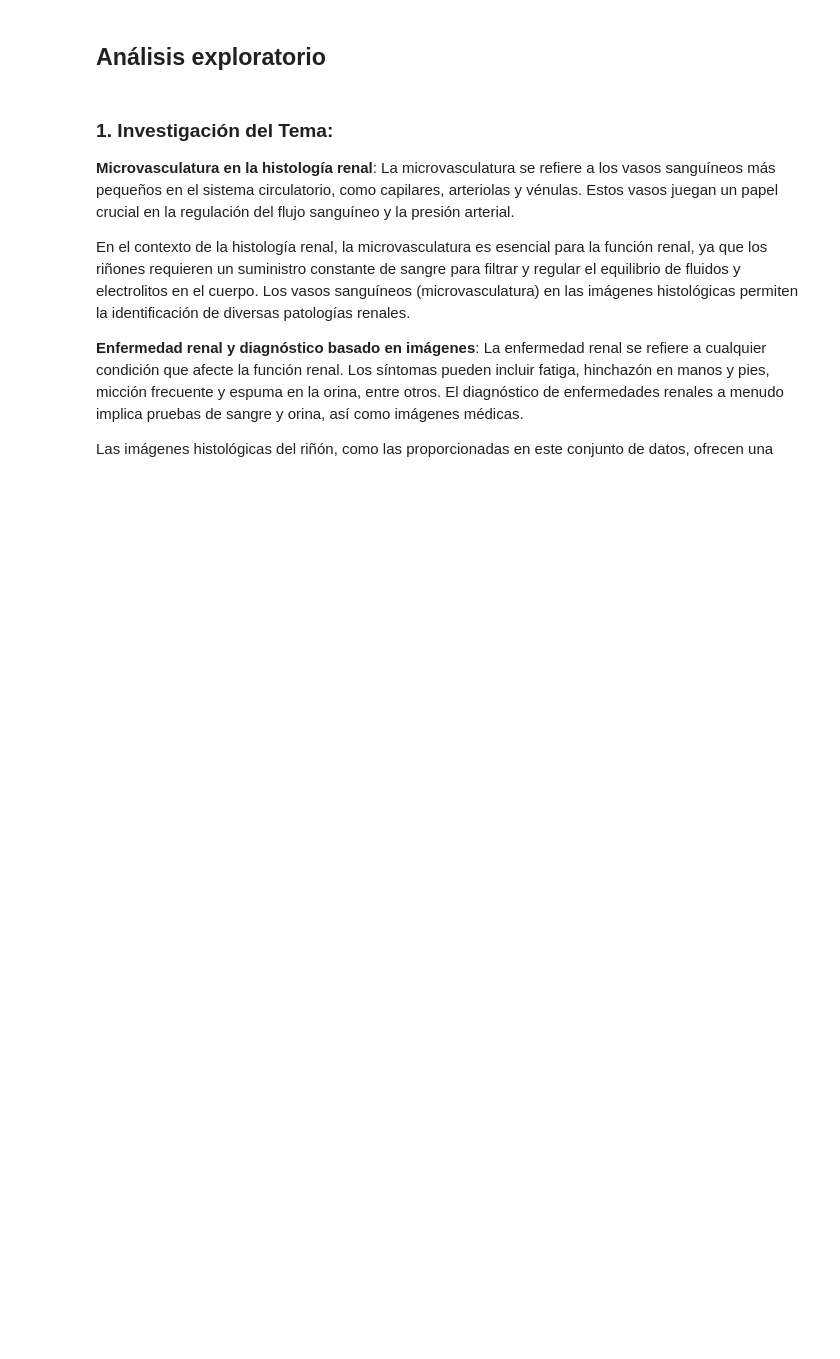
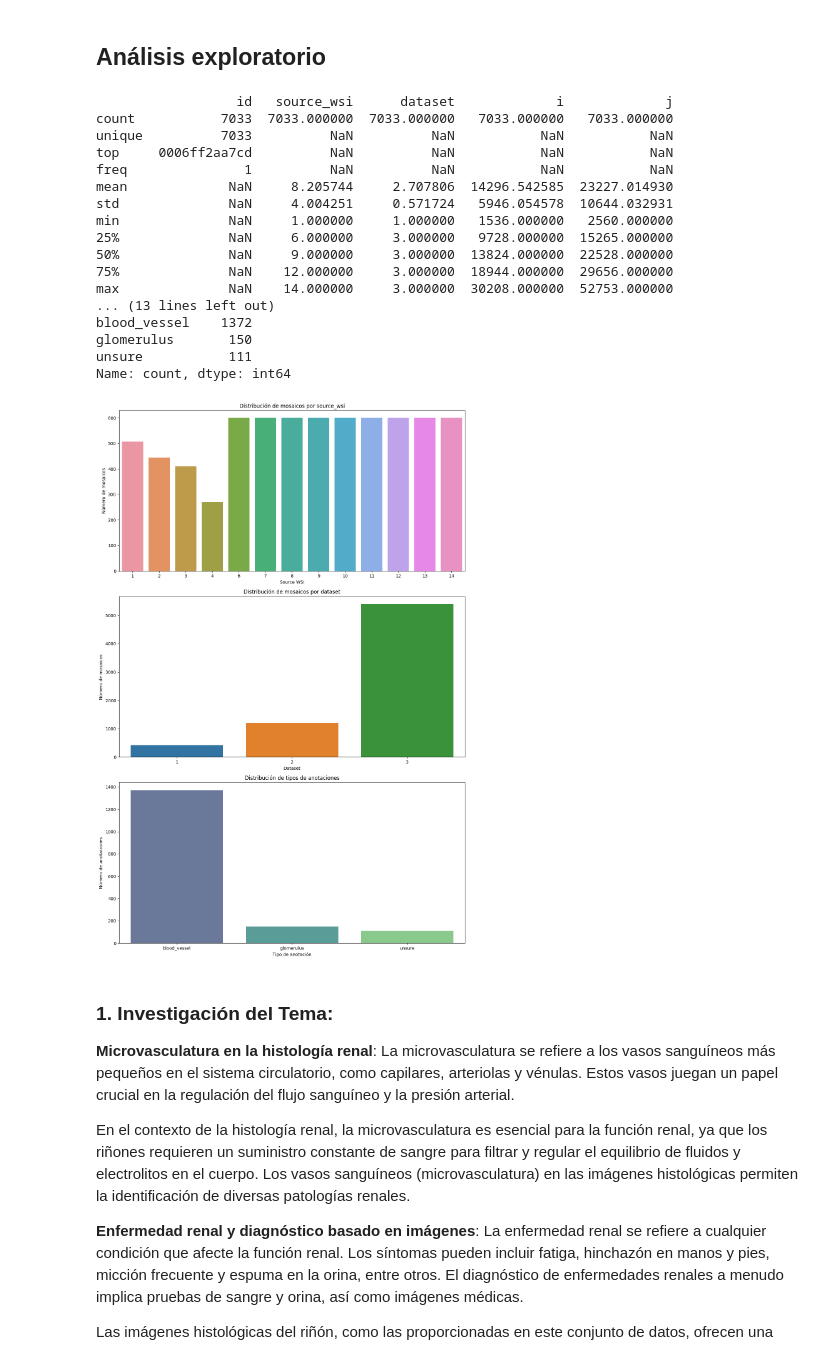
Before and after one commit to JorgeCab2711/DS-PROYECTO-2, a Jupyter notebook: main.ipynb, the cells around one changed output. Saved outputs shown, nothing was run; the diff lists cells and outputs as text; code cells hidden in the pictures; blank space fills up the shorter version.

```diff
--- a/main.ipynb
+++ b/main.ipynb
@@ -152,5 +148,78 @@ La distribución de tipos de anotaciones es la siguiente:
 # %% [markdown]
 ## __Análisis exploratorio__
+# %%
+
+import pandas as pd
+import json
+import matplotlib.pyplot as plt
+import seaborn as sns
+
+# Cargar metadatos
+tile_meta = pd.read_csv("tile_meta.csv")
+wsi_meta = pd.read_csv("wsi_meta.csv")
+
+# Cargar anotaciones
+with open("polygons.jsonl", 'r') as f:
+    polygons = [json.loads(line) for line in f]
+
+# Crear un DataFrame a partir de las anotaciones
+annotations_df = pd.DataFrame(polygons)
+annotations_df['annotation_type'] = annotations_df['annotations'].apply(lambda x: x[0]['type'] if x else None)
+
+# Estadísticas descriptivas para tile_meta
+tile_meta_description = tile_meta.describe(include='all')
+print(tile_meta_description)
+
+# Estadísticas descriptivas para wsi_meta
+wsi_meta_description = wsi_meta.describe(include='all')
+print(wsi_meta_description)
+
+# Conteo de los diferentes tipos de anotaciones
+annotation_counts = annotations_df['annotation_type'].value_counts()
+print(annotation_counts)
+
+# Visualización de las distribuciones
+fig, axes = plt.subplots(nrows=3, ncols=1, figsize=(12, 18))
+
+# Distribución de mosaicos por source_wsi
+sns.countplot(data=tile_meta, x='source_wsi', ax=axes[0])
+axes[0].set_title('Distribución de mosaicos por source_wsi')
+axes[0].set_xlabel('Source WSI')
+axes[0].set_ylabel('Número de mosaicos')
+
+# Distribución de mosaicos por dataset
+sns.countplot(data=tile_meta, x='dataset', ax=axes[1])
+axes[1].set_title('Distribución de mosaicos por dataset')
+axes[1].set_xlabel('Dataset')
+axes[1].set_ylabel('Número de mosaicos')
+
+# Distribución de tipos de anotaciones (corregido)
+sns.barplot(x=annotation_counts.index, y=annotation_counts.values, alpha=0.8, palette="viridis", ax=axes[2])
+axes[2].set_title('Distribución de tipos de anotaciones')
+axes[2].set_ylabel('Número de anotaciones')
+axes[2].set_xlabel('Tipo de anotación')
+
+plt.tight_layout()
+plt.show()
+# %% [output]
+                  id   source_wsi      dataset             i             j
+count           7033  7033.000000  7033.000000   7033.000000   7033.000000
+unique          7033          NaN          NaN           NaN           NaN
+top     0006ff2aa7cd          NaN          NaN           NaN           NaN
+freq               1          NaN          NaN           NaN           NaN
+mean             NaN     8.205744     2.707806  14296.542585  23227.014930
+std              NaN     4.004251     0.571724   5946.054578  10644.032931
+min              NaN     1.000000     1.000000   1536.000000   2560.000000
+25%              NaN     6.000000     3.000000   9728.000000  15265.000000
+50%              NaN     9.000000     3.000000  13824.000000  22528.000000
+75%              NaN    12.000000     3.000000  18944.000000  29656.000000
+max              NaN    14.000000     3.000000  30208.000000  52753.000000
+... (13 lines left out)
+blood_vessel    1372
+glomerulus       150
+unsure           111
+Name: count, dtype: int64
+[figure, added]
 # %% [markdown]
 ### 1. Investigación del Tema:
 
```
Also changed, not shown: parts of 3 cells of this notebook.
